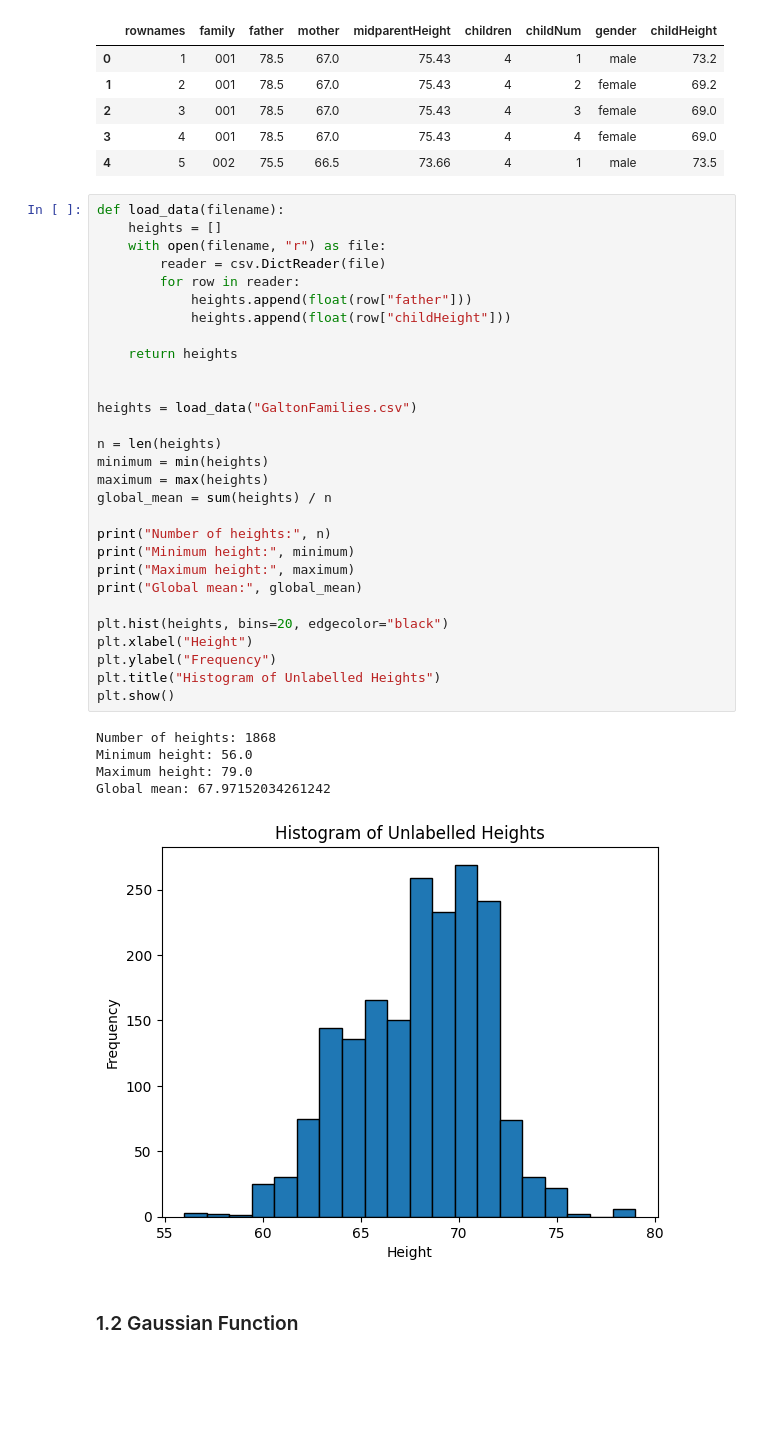
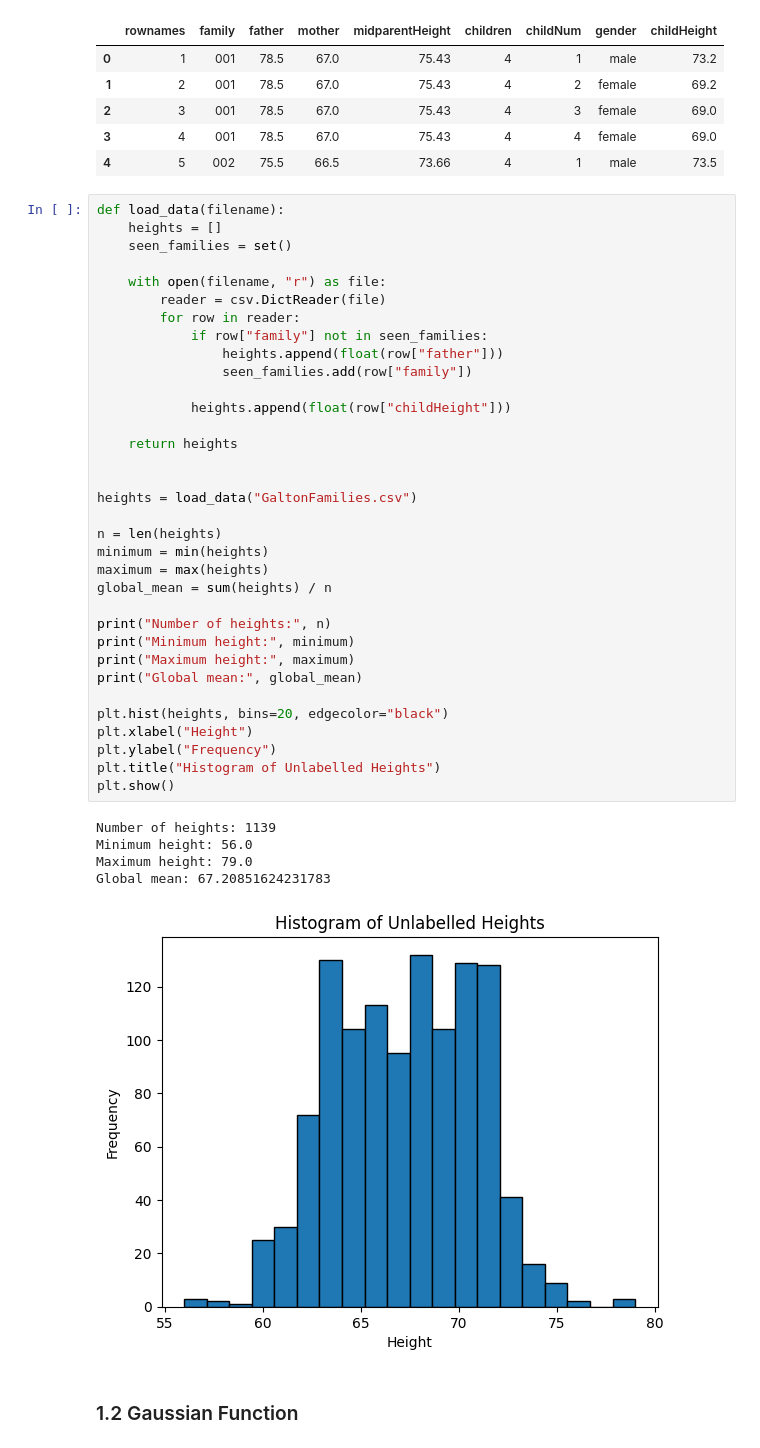
Before and after one commit to ToluwaniOladeji/Formative_3_Group_9, a Jupyter notebook: formative3_group_9.ipynb, the cells around one changed output. Saved outputs shown, nothing was run; the diff lists cells and outputs as text; blank space fills up the shorter version.

Commit message:
Removing family based duplicates on dataset loading

```diff
--- a/formative3_group_9.ipynb
+++ b/formative3_group_9.ipynb
@@ -57,38 +62,43 @@ df.head()
 # %%
 def load_data(filename):
     heights = []
+    seen_families = set()
+
     with open(filename, "r") as file:
         reader = csv.DictReader(file)
         for row in reader:
-            heights.append(float(row["father"]))
+            if row["family"] not in seen_families:
+                heights.append(float(row["father"]))
+                seen_families.add(row["family"])
+
             heights.append(float(row["childHeight"]))
 
     return heights
 
 
 heights = load_data("GaltonFamilies.csv")
 
 n = len(heights)
 minimum = min(heights)
 maximum = max(heights)
 global_mean = sum(heights) / n
 
 print("Number of heights:", n)
 print("Minimum height:", minimum)
 print("Maximum height:", maximum)
 print("Global mean:", global_mean)
 
 plt.hist(heights, bins=20, edgecolor="black")
 plt.xlabel("Height")
 plt.ylabel("Frequency")
 plt.title("Histogram of Unlabelled Heights")
 plt.show()
 # %% [output]
-Number of heights: 1868
+Number of heights: 1139
 Minimum height: 56.0
 Maximum height: 79.0
-Global mean: 67.97152034261242
+Global mean: 67.20851624231783
-[figure, old version]
+[figure, new version]
 # %% [markdown]
 ### 1.2 Gaussian Function
 # %%
```
Also changed, not shown: parts of 52 cells of this notebook.
